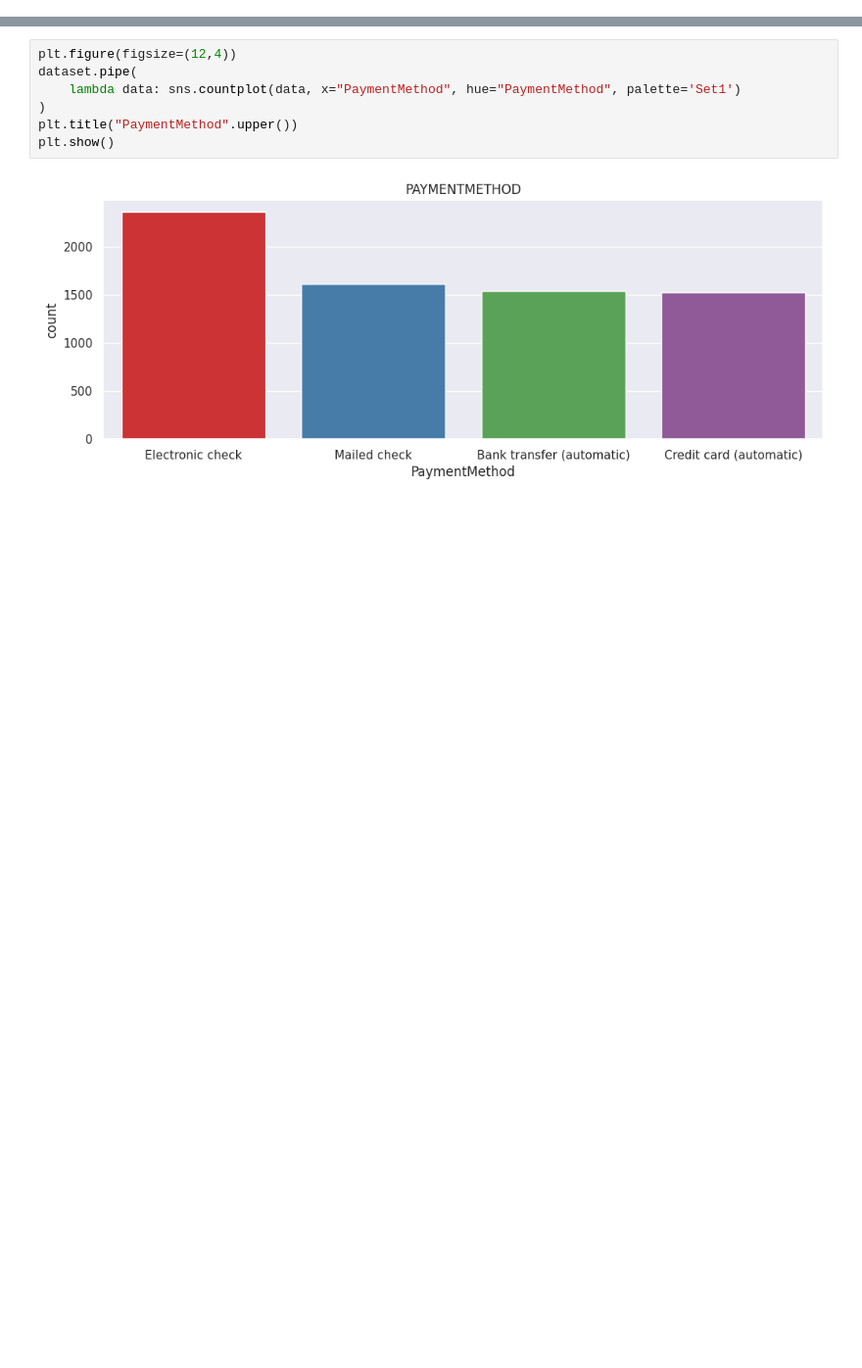
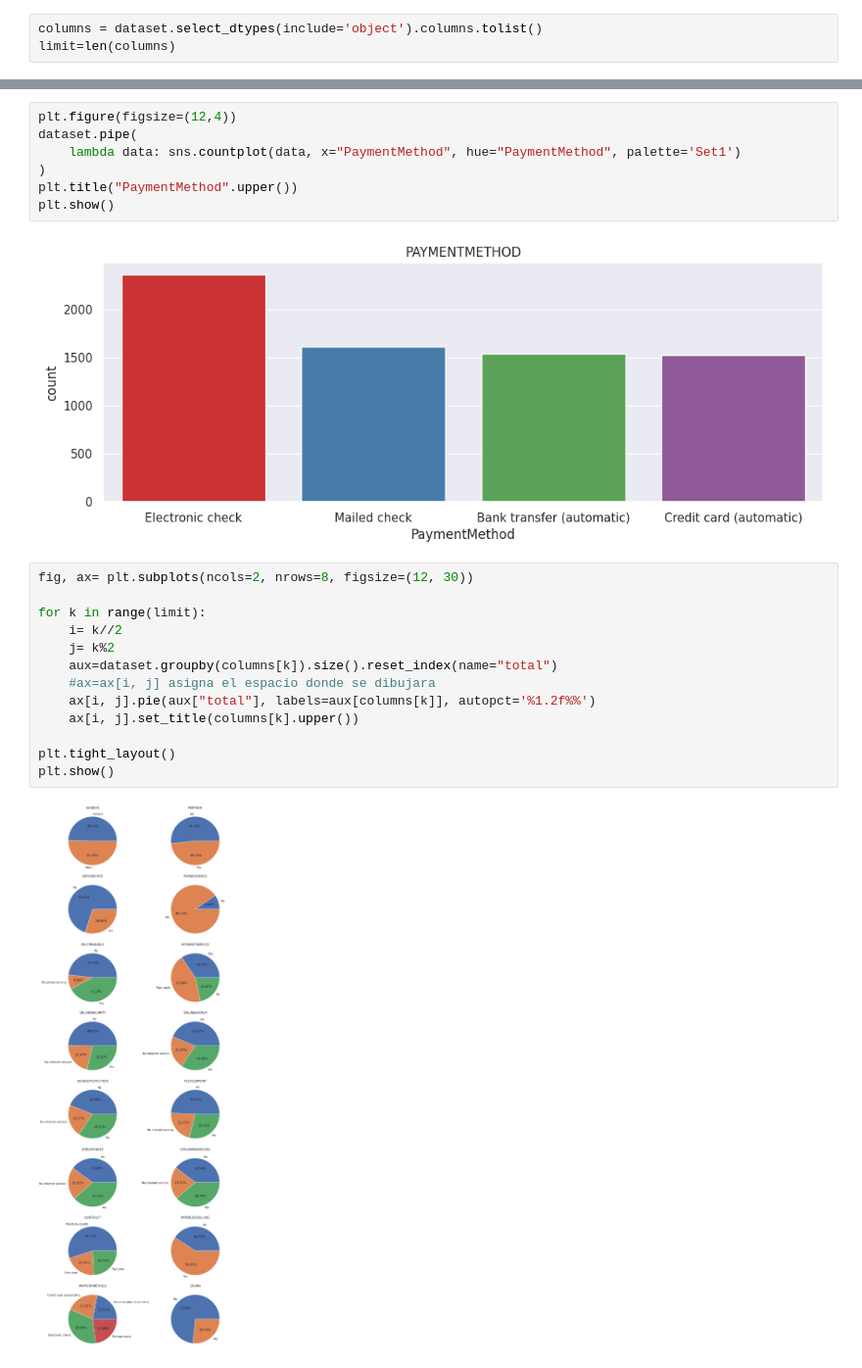
Before and after one commit to he-ale/TelcoCustomerChurn, a Jupyter notebook: TelcoCustomerChurn.ipynb, the cells around one changed output, grey strips where cells are left out. Shown at 98% size. Drawn from its saved outputs; the diff is of its cells as text; blank space fills up the shorter version.

```diff
--- a/TelcoCustomerChurn.ipynb
+++ b/TelcoCustomerChurn.ipynb
@@ -137,3 +141,6 @@ columns= [ col for (_,col) in columns]
+# %%
+columns = dataset.select_dtypes(include='object').columns.tolist()
+limit=len(columns)
 # %%
 for column in columns:
     print(dataset.groupby(column).size())
@@ -179,3 +186,18 @@ plt.title("PaymentMethod".upper())
 plt.show()
 # %% [output]
 [figure]
+# %%
+fig, ax= plt.subplots(ncols=2, nrows=8, figsize=(12, 30))
+
+for k in range(limit):
+    i= k//2
+    j= k%2
+    aux=dataset.groupby(columns[k]).size().reset_index(name="total")
+    #ax=ax[i, j] asigna el espacio donde se dibujara
+    ax[i, j].pie(aux["total"], labels=aux[columns[k]], autopct='%1.2f%%')
+    ax[i, j].set_title(columns[k].upper())
+
+plt.tight_layout()
+plt.show()
+# %% [output]
+[figure, added]
```
Also changed, not shown: parts of 12 cells of this notebook.
